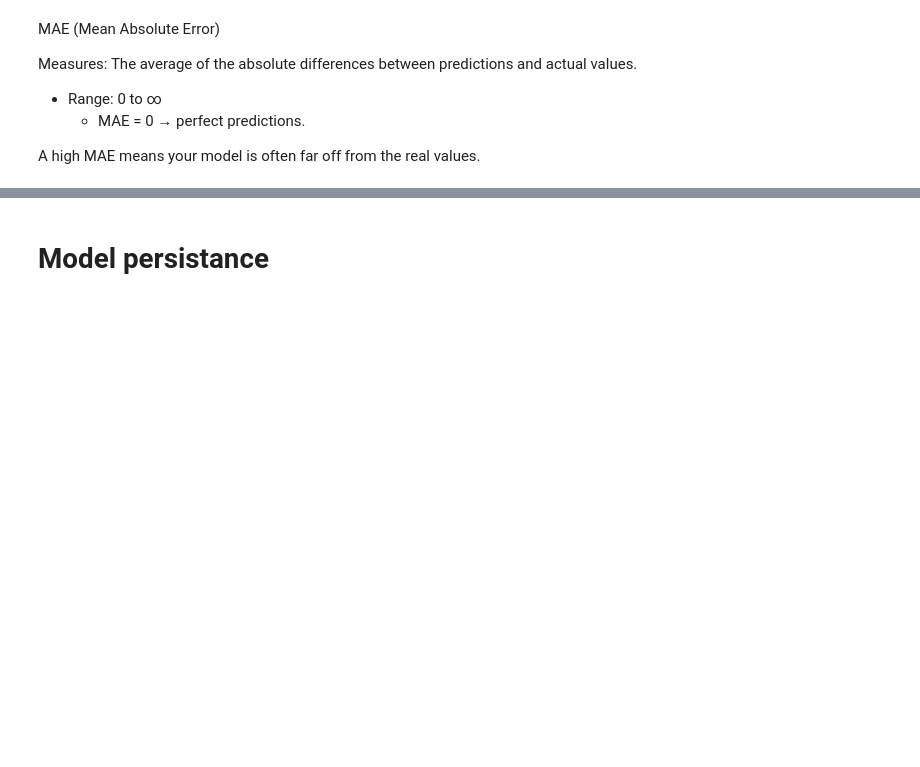
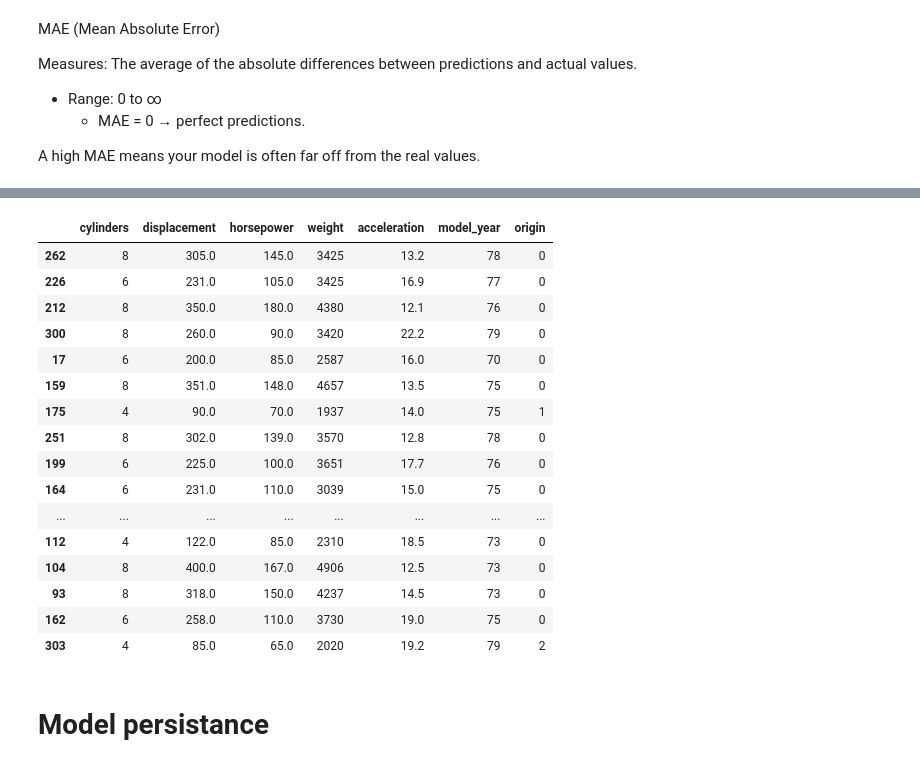
Before and after one commit to mhussen2/Mr-Powers-CPP, a Jupyter notebook: classNotes/Lecture 20 - Regression/20.1 - Linear Regresion/Linear_Regression_Part2.ipynb, the cells around one changed output, grey strips where cells are left out. Cells and saved outputs as stored; diff of their text form; code cells hidden in the pictures; blank space fills up the shorter version.

```diff
--- a/classNotes/Lecture 20 - Regression/20.1 - Linear Regresion/Linear_Regression_Part2.ipynb
+++ b/classNotes/Lecture 20 - Regression/20.1 - Linear Regresion/Linear_Regression_Part2.ipynb
@@ -230,3 +248,23 @@ plt.show()
+# %%
+X_train
+# %% [output]
+|  | cylinders | displacement | horsepower | weight | acceleration | model_year | origin |
+| 262 | 8 | 305.0 | 145.0 | 3425 | 13.2 | 78 | 0 |
+| 226 | 6 | 231.0 | 105.0 | 3425 | 16.9 | 77 | 0 |
+| 212 | 8 | 350.0 | 180.0 | 4380 | 12.1 | 76 | 0 |
+| 300 | 8 | 260.0 | 90.0 | 3420 | 22.2 | 79 | 0 |
+| 17 | 6 | 200.0 | 85.0 | 2587 | 16.0 | 70 | 0 |
+| 159 | 8 | 351.0 | 148.0 | 4657 | 13.5 | 75 | 0 |
+| 175 | 4 | 90.0 | 70.0 | 1937 | 14.0 | 75 | 1 |
+| 251 | 8 | 302.0 | 139.0 | 3570 | 12.8 | 78 | 0 |
+| 199 | 6 | 225.0 | 100.0 | 3651 | 17.7 | 76 | 0 |
+| 164 | 6 | 231.0 | 110.0 | 3039 | 15.0 | 75 | 0 |
+| ... | ... | ... | ... | ... | ... | ... | ... |
+| 112 | 4 | 122.0 | 85.0 | 2310 | 18.5 | 73 | 0 |
+| 104 | 8 | 400.0 | 167.0 | 4906 | 12.5 | 73 | 0 |
+| 93 | 8 | 318.0 | 150.0 | 4237 | 14.5 | 73 | 0 |
+| 162 | 6 | 258.0 | 110.0 | 3730 | 19.0 | 75 | 0 |
+| 303 | 4 | 85.0 | 65.0 | 2020 | 19.2 | 79 | 2 |
 # %% [markdown]
 # Model persistance
 # %%
```
Also changed, not shown: parts of 16 cells of this notebook, 11 other files.
